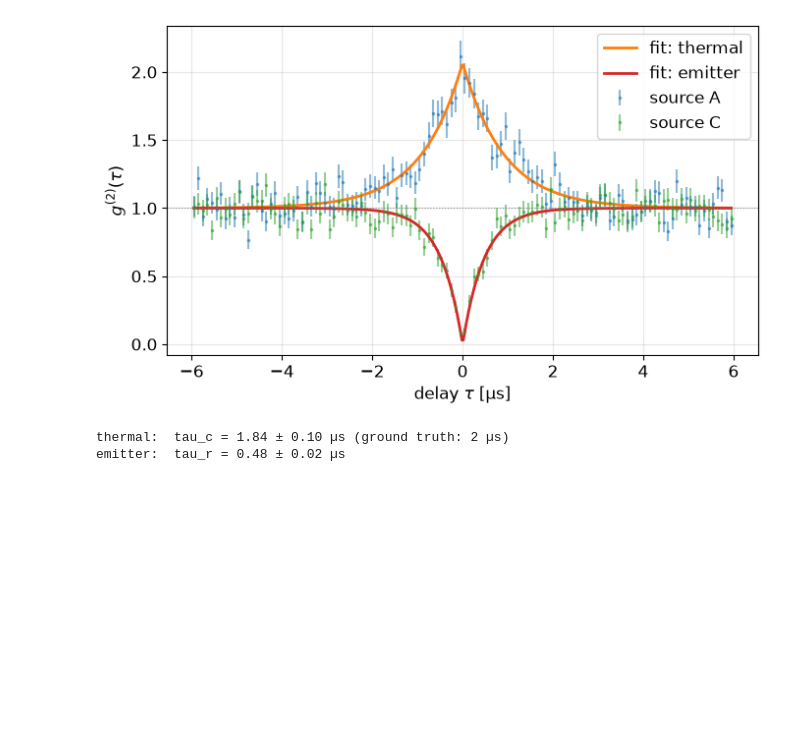
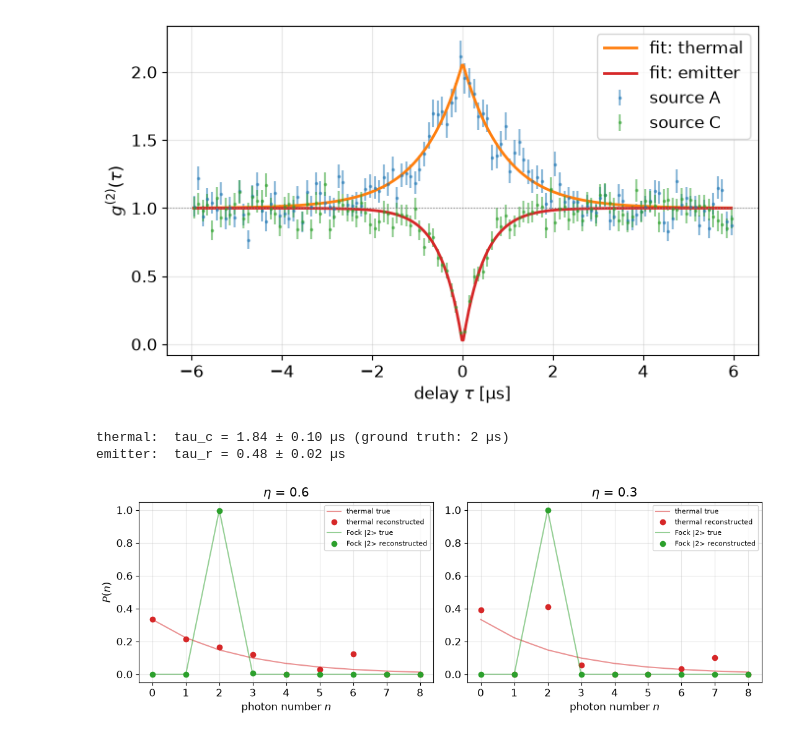
Before and after one commit to laserlab/CountingPhotons, a Jupyter notebook: lectures/04_HandsOn_g2_HBT.ipynb, the cells around one changed output. Saved outputs shown, nothing was run; the diff lists cells and outputs as text; code cells hidden in the pictures; blank space fills up the shorter version.

```diff
--- a/lectures/04_HandsOn_g2_HBT.ipynb
+++ b/lectures/04_HandsOn_g2_HBT.ipynb
@@ -178,3 +187,8 @@ from scipy.optimize import curve_fit
+# %%
+# YOUR CODE HERE - Stretch exercise
+from scipy.optimize import nnls
+n_pulses = 20_000
+M, eta = 8, 0.6
 # %% [markdown]
 ## Cross-check with QuTiP (worked)
 
@@ -336,3 +350,64 @@ print(f"emitter:  tau_r = {tau_r/1000:.2f} ± {dtau_r/1000:.2f} µs")
 [figure]
 thermal:  tau_c = 1.84 ± 0.10 µs (ground truth: 2 µs)
 emitter:  tau_r = 0.48 ± 0.02 µs
+# %%
+# Solution - Stretch exercise (P(n) reconstruction from clicks)
+from scipy.optimize import nnls
+from scipy.special import comb as scomb, factorial
+
+rng = np.random.default_rng(4)
+n_pulses, M, n_max = 20_000, 8, 25
+nbar = 2.0
+n_ax = np.arange(n_max)
+sources_pn = {
+    "thermal": nbar**n_ax / (1 + nbar)**(n_ax + 1),
+    "Fock |2>": (n_ax == 2).astype(float),
+}
+
+def click_matrix(M: int, eta: float, n_max: int) -> np.ndarray:
+    """A[k, n] = P(k clicks | n photons) for an M-bin multiplexed detector."""
+    A = np.zeros((M + 1, n_max))
+    for n in range(n_max):
+        for m in range(n + 1):
+            p_loss = scomb(n, m) * eta**m * (1 - eta)**(n - m)
+            for k in range(min(m, M) + 1):
+                occ = scomb(M, k) * sum(
+                    (-1)**i * scomb(k, i) * ((k - i) / M)**m
+                    for i in range(k + 1))
+                A[k, n] += p_loss * occ
+    return A
+
+def simulate_clicks(P: np.ndarray, eta: float) -> np.ndarray:
+    """Monte-Carlo click histogram C(k) for n_pulses pulses."""
+    n_photons = rng.choice(n_ax, size=n_pulses, p=P / P.sum())
+    C = np.zeros(M + 1)
+    for n in n_photons:
+        m = rng.binomial(n, eta)                      # loss
+        k = len(set(rng.integers(0, M, m)))           # occupied bins
+        C[k] += 1
+    return C / n_pulses
+
+fig, axes = plt.subplots(1, 2, figsize=(11, 4))
+for ax, eta in zip(axes, [0.6, 0.3]):
+    A = click_matrix(M, eta, n_max)
+    for label, P_true in sources_pn.items():
+        C = simulate_clicks(P_true, eta)
+        P_rec, _ = nnls(A, C)                         # non-negative inversion
+        P_rec = P_rec / P_rec.sum()
+        color = "tab:red" if "thermal" in label else "tab:green"
+        ax.plot(n_ax[:9], P_true[:9], "-", color=color, alpha=0.5,
+                label=f"{label} true")
+        ax.plot(n_ax[:9], P_rec[:9], "o", color=color,
+                label=f"{label} reconstructed")
+    ax.set_title(f"$\\eta$ = {eta}")
+    ax.set_xlabel("photon number $n$")
+    ax.legend(fontsize=8)
+axes[0].set_ylabel("$P(n)$")
+plt.tight_layout(); plt.show()
+# eta = 0.6: faithful reconstruction from binary detectors - this is how
+# P(n) is measured in practice (time-multiplexed detectors, SNSPD arrays).
+# eta = 0.3: the inversion amplifies statistical noise into spurious
+# structure - loss makes A ill-conditioned. Photon-number tomography is
+# an efficiency game, like everything else this week.
+# %% [output]
+[figure, added]
```
Also changed, not shown: parts of 1 cell of this notebook, 3 other files.
